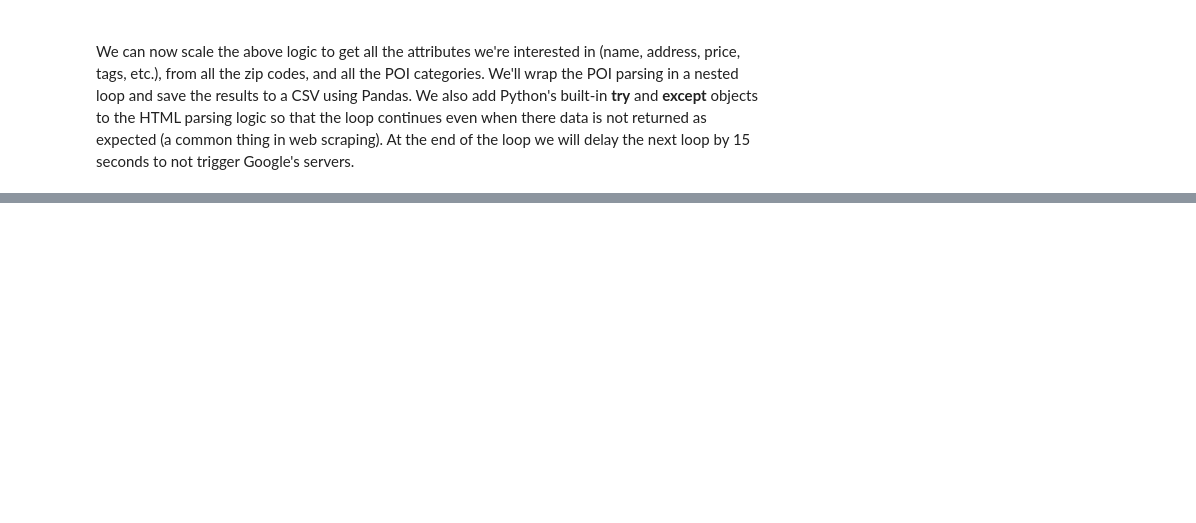
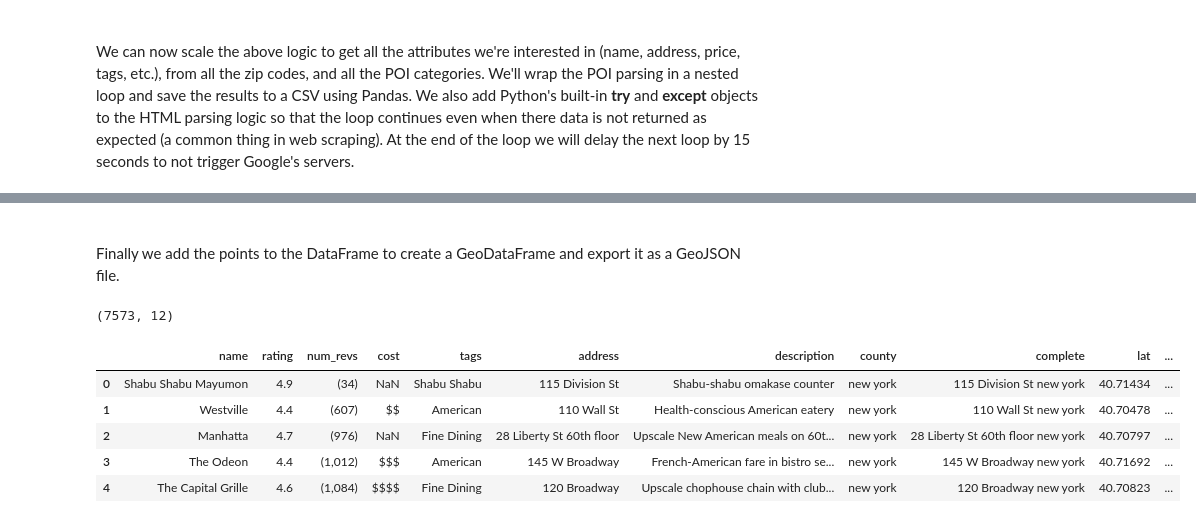
Before and after one commit to tpujianto/location-intelligence, a Jupyter notebook: _notebooks/scraping.ipynb, the cells around one changed output, grey strips where cells are left out. Cells and saved outputs as stored; diff of their text form; code cells hidden in the pictures; blank space fills up the shorter version.

```diff
--- a/_notebooks/scraping.ipynb
+++ b/_notebooks/scraping.ipynb
@@ -278,4 +281,45 @@ End!
+# %%
+app_id = os.environ['here_app_id']
+code = os.environ['here_app_code']
+lats = []
+lngs = []
+
+for idx, address in enumerate(frame['complete']):
+    try:
+        search = frame['complete'].iloc[idx]
+        url = "https://geocoder.api.here.com/6.2/geocode.json?app_id=%s&app_code=%s&searchtext=%s&country=USA"
+        url = url % (app_id, code, search)
+        r = requests.get(url)
+        features = r.json()
+        view = features['Response']['View'][0]
+        res = view['Result'][0]
+        loc = res['Location']
+        pt = loc['DisplayPosition']
+        lat, lng = pt['Latitude'], pt['Longitude']
+        lats.append(lat)
+        lngs.append(lng)
+    except:
+        lats.append(None)
+        lngs.append(None)
+# %% [markdown]
+<br>
+
+Finally we add the points to the DataFrame to create a GeoDataFrame and export it as a GeoJSON file.
 # %%
-# combined['lat'] = lats
-# combined['lng'] = lngs
-# combined['formatted_address'] = addresses
+frame['lat'] = lats
+frame['lng'] = lngs
+# %%
+frame['coords'] = frame.apply(lambda x: Point([x['lng'], x['lat']]), axis=1)
+# %%
+gdf_frame = gpd.GeoDataFrame(frame, geometry='coords', crs="EPSG:4326")
+# %%
+print(gdf_frame.dropna(subset=['lat']).shape)
+gdf_frame.head()
+# %% [output]
+(7573, 12)
+|  | name | rating | num_revs | cost | tags | address | description | county | complete | lat | ... |
+| 0 | Shabu Shabu Mayumon | 4.9 | (34) | NaN | Shabu Shabu | 115 Division St | Shabu-shabu omakase counter | new york | 115 Division St new york | 40.71434 | ... |
+| 1 | Westville | 4.4 | (607) | $$ | American | 110 Wall St | Health-conscious American eatery | new york | 110 Wall St new york | 40.70478 | ... |
+| 2 | Manhatta | 4.7 | (976) | NaN | Fine Dining | 28 Liberty St 60th floor | Upscale New American meals on 60t... | new york | 28 Liberty St 60th floor new york | 40.70797 | ... |
+| 3 | The Odeon | 4.4 | (1,012) | $$$ | American | 145 W Broadway | French-American fare in bistro se... | new york | 145 W Broadway new york | 40.71692 | ... |
+| 4 | The Capital Grille | 4.6 | (1,084) | $$$$ | Fine Dining | 120 Broadway | Upscale chophouse chain with club... | new york | 120 Broadway new york | 40.70823 | ... |
```
Also changed, not shown: parts of 21 cells of this notebook.
